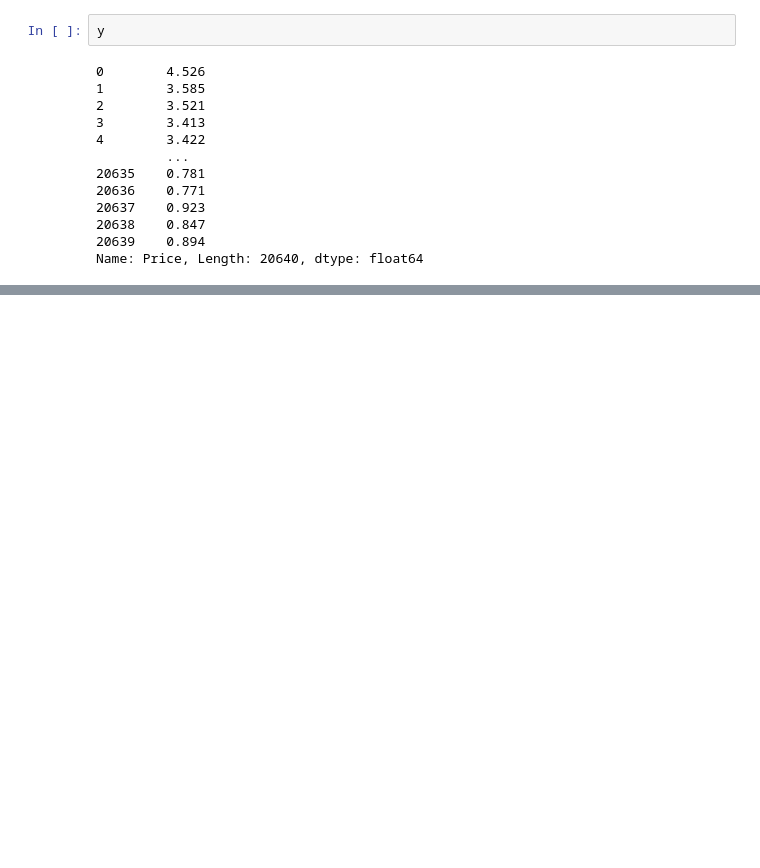
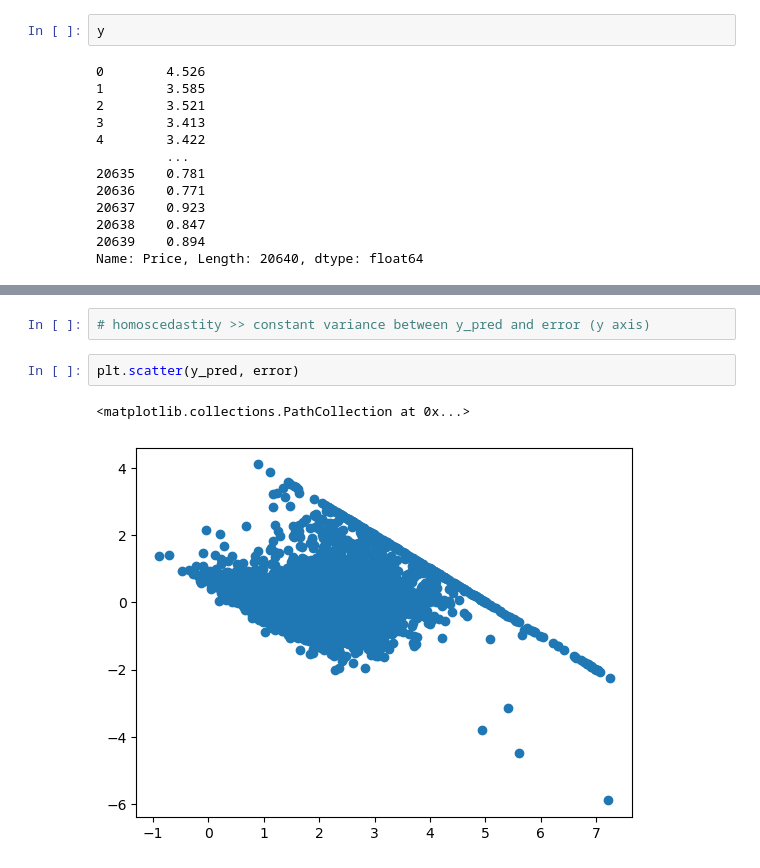
Before and after one commit to anshgupta1903/Machine_learning_models, a Jupyter notebook: Multiple_Linear_Regression2.ipynb, the cells around one changed output, grey strips where cells are left out. Cells and saved outputs as stored; diff of their text form; blank space fills up the shorter version.

```diff
--- a/Multiple_Linear_Regression2.ipynb
+++ b/Multiple_Linear_Regression2.ipynb
@@ -266,0 +374,7 @@ Name: Price, Length: 20640, dtype: float64
+# %%
+# homoscedastity >> constant variance between y_pred and error (y axis)
+# %%
+plt.scatter(y_pred, error)
+# %% [output]
+<matplotlib.collections.PathCollection at 0x...>
+[figure, added]
```
Also changed, not shown: parts of 21 cells of this notebook.
